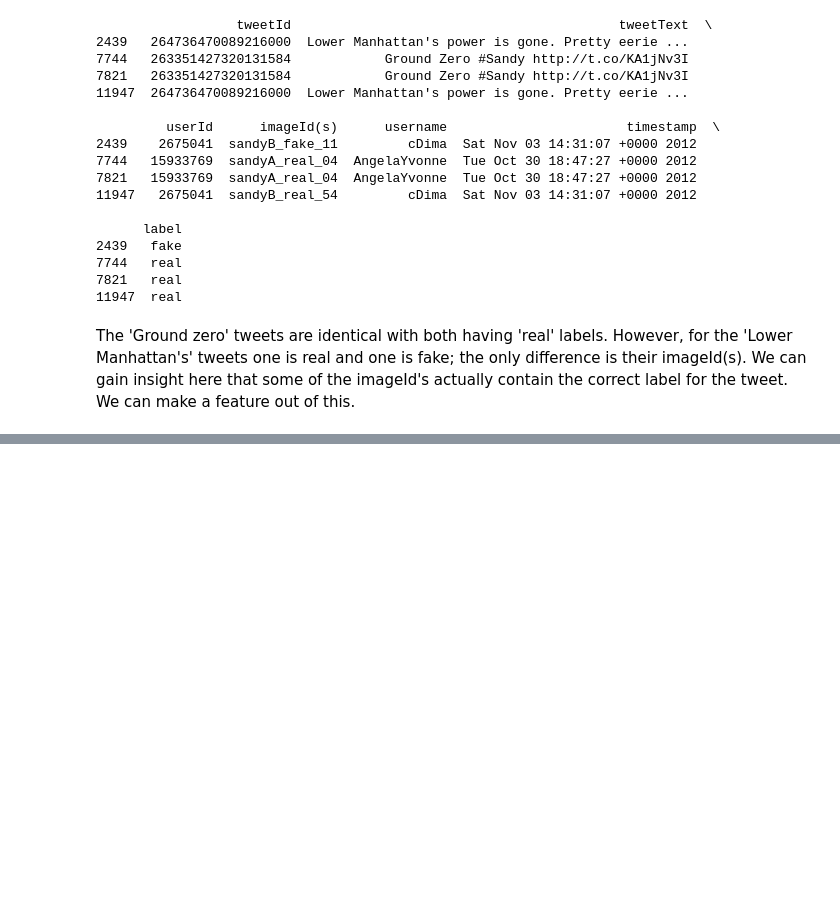
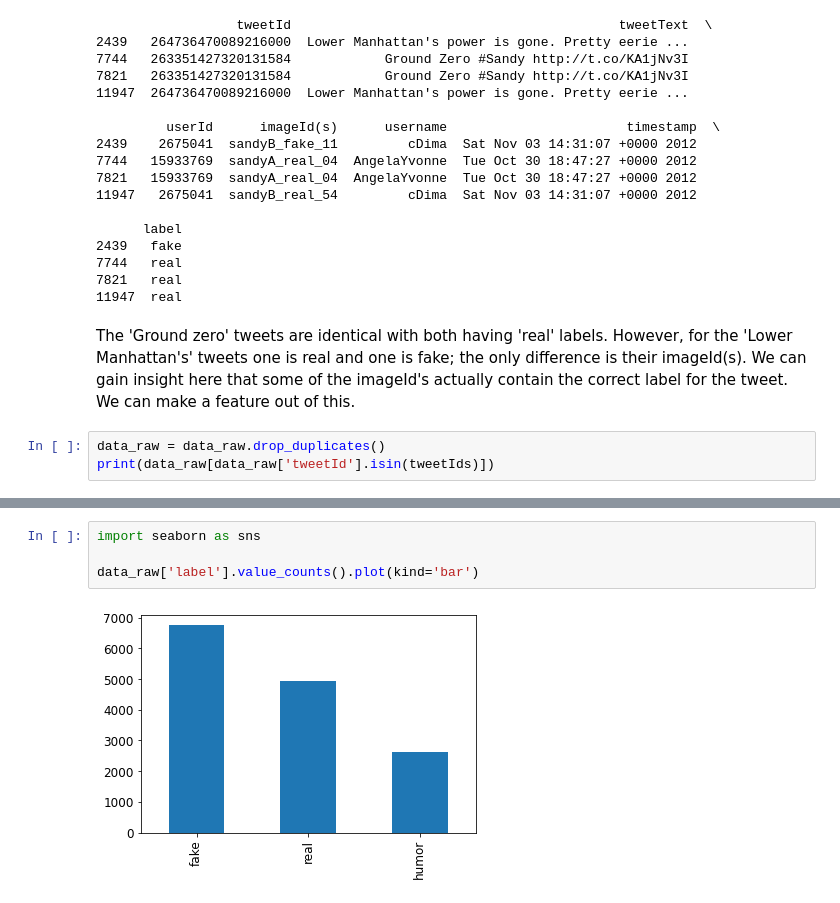
Before and after one commit to wjsavage/tweet-prediction, a Jupyter notebook: tweets.ipynb, the cells around one changed output, grey strips where cells are left out. Drawn from its saved outputs; the diff is of its cells as text; blank space fills up the shorter version.

Commit message:
Dropped Id columns and inspected label spread

```diff
--- a/tweets.ipynb
+++ b/tweets.ipynb
@@ -127,3 +128,6 @@ print(data_raw[data_raw['tweetId'].isin(tweetIds)])
 11947  real
 # %% [markdown]
 The 'Ground zero' tweets are identical with both having 'real' labels. However, for the 'Lower Manhattan's' tweets one is real and one is fake; the only difference is their imageId(s). We can gain insight here that some of the imageId's actually contain the correct label for the tweet. We can make a feature out of this.
+# %%
+data_raw = data_raw.drop_duplicates()
+print(data_raw[data_raw['tweetId'].isin(tweetIds)])
@@ -129,0 +160,6 @@ The 'Ground zero' tweets are identical with both having 'real' labels. However,
+# %%
+import seaborn as sns
+
+data_raw['label'].value_counts().plot(kind='bar')
+# %% [output]
+[figure, added]
```
Also changed, not shown: parts of 9 cells of this notebook, 3 other files.
